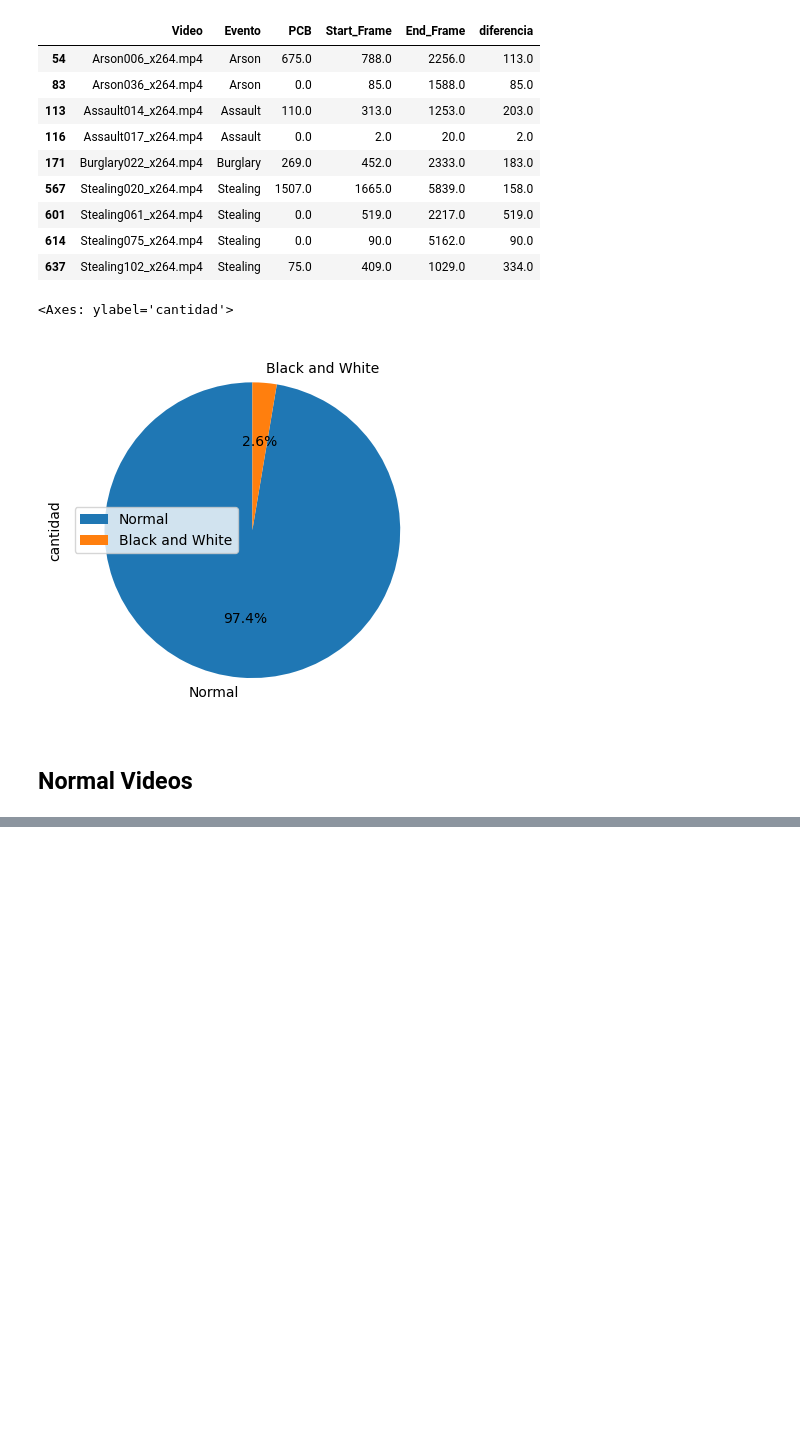
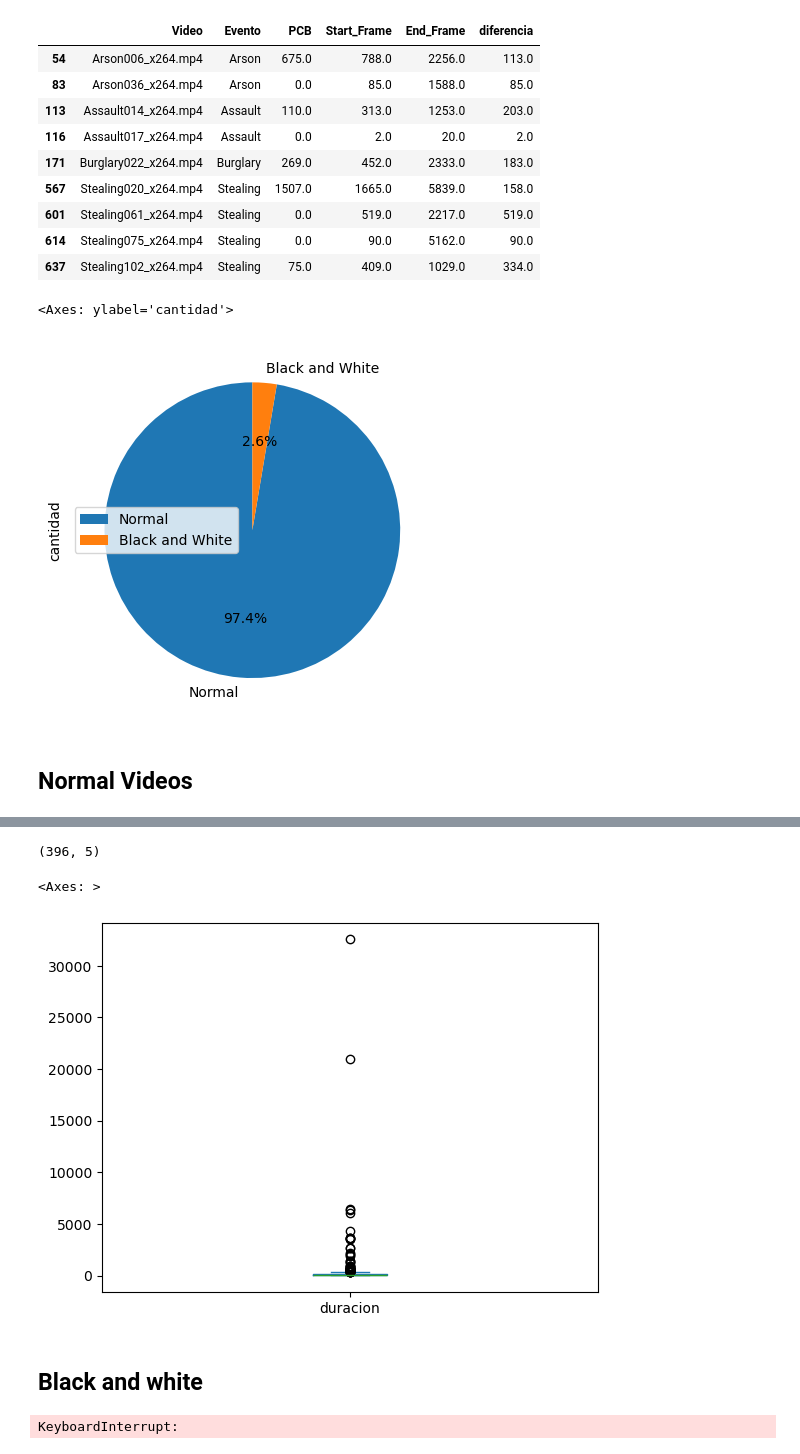
Before and after one commit to AndresH1234/Crime_Detection, a Jupyter notebook: notebooks/1_exploratory_data_analysis.ipynb, the cells around one changed output, grey strips where cells are left out. Cells and saved outputs as stored; diff of their text form; code cells hidden in the pictures; blank space fills up the shorter version.

```diff
--- a/notebooks/1_exploratory_data_analysis.ipynb
+++ b/notebooks/1_exploratory_data_analysis.ipynb
@@ -207,0 +281,6 @@ df_pie.plot.pie(y='cantidad', labels=df_pie['tipo'], autopct='%1.1f%%', startang
+# %%
+# Videos con intro
+normal_duplicados = Duplicados("../data/Anomaly-Detection-Dataset/Anomaly-Videos", df_normal, 3)
+# %%
+# Videos con intro
+df_normal_d = normal_duplicados.encontrar_duplicados()
@@ -207,0 +309,7 @@ df_pie.plot.pie(y='cantidad', labels=df_pie['tipo'], autopct='%1.1f%%', startang
+# %%
+# Elimina los videos con intro
+df_normal = df_normal.drop(df_normal_d.index)
+# %%
+df_normal.shape
+# %% [output]
+(396, 5)
@@ -207,0 +321,11 @@ df_pie.plot.pie(y='cantidad', labels=df_pie['tipo'], autopct='%1.1f%%', startang
+# %%
+# Ver la duración de cada video
+df_normal['duracion'] = df_normal.apply(lambda x: duracion_video(x['Video'], "Normal"), axis=1)
+# %%
+# Boxplot de la duración de los videos
+df_normal['duracion'].plot(kind='box')
+# %% [output]
+<Axes: >
+[figure, added]
+# %% [markdown]
+## Black and white
@@ -207,0 +334,4 @@ df_pie.plot.pie(y='cantidad', labels=df_pie['tipo'], autopct='%1.1f%%', startang
+# %%
+df_n_bw = n_bw.encontrar_bw()
+# %% [output]
+KeyboardInterrupt:
```
Also changed, not shown: parts of 21 cells of this notebook, 1 other file.
